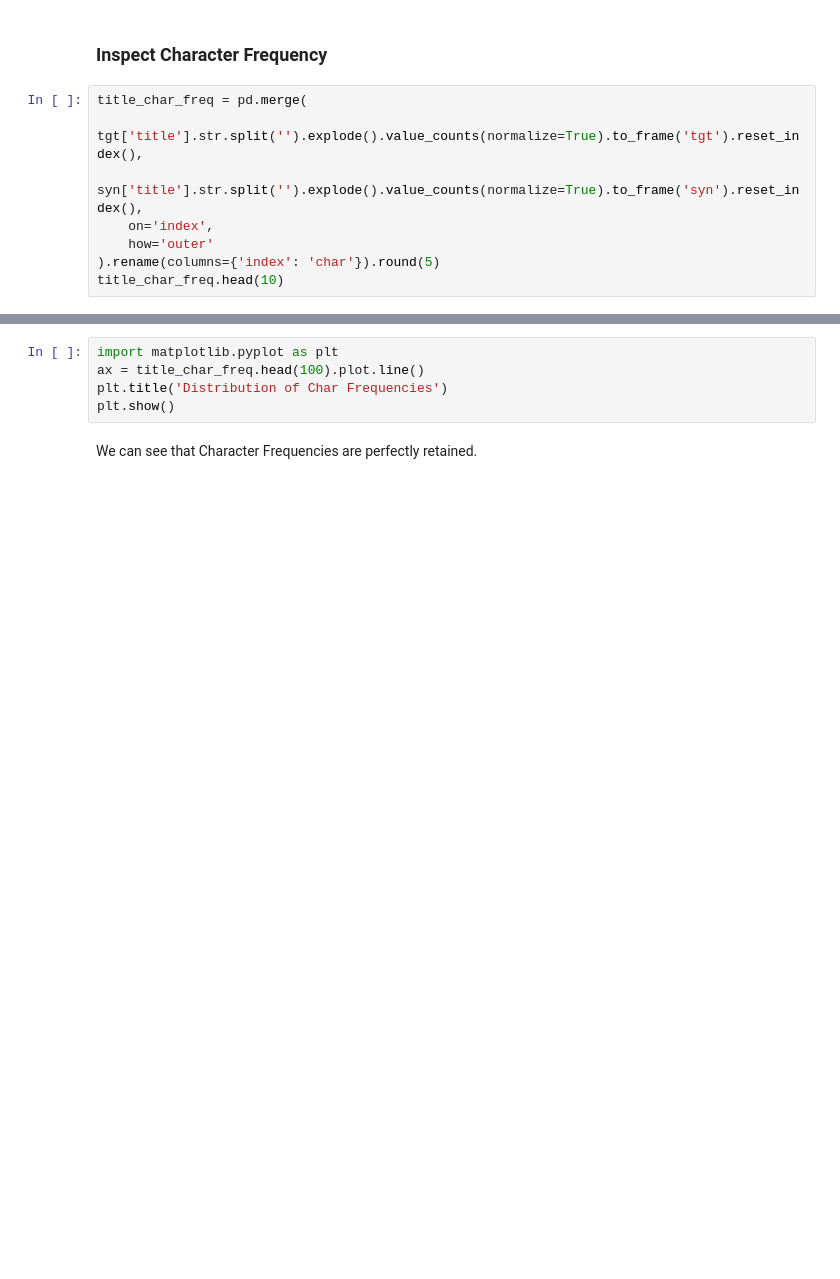
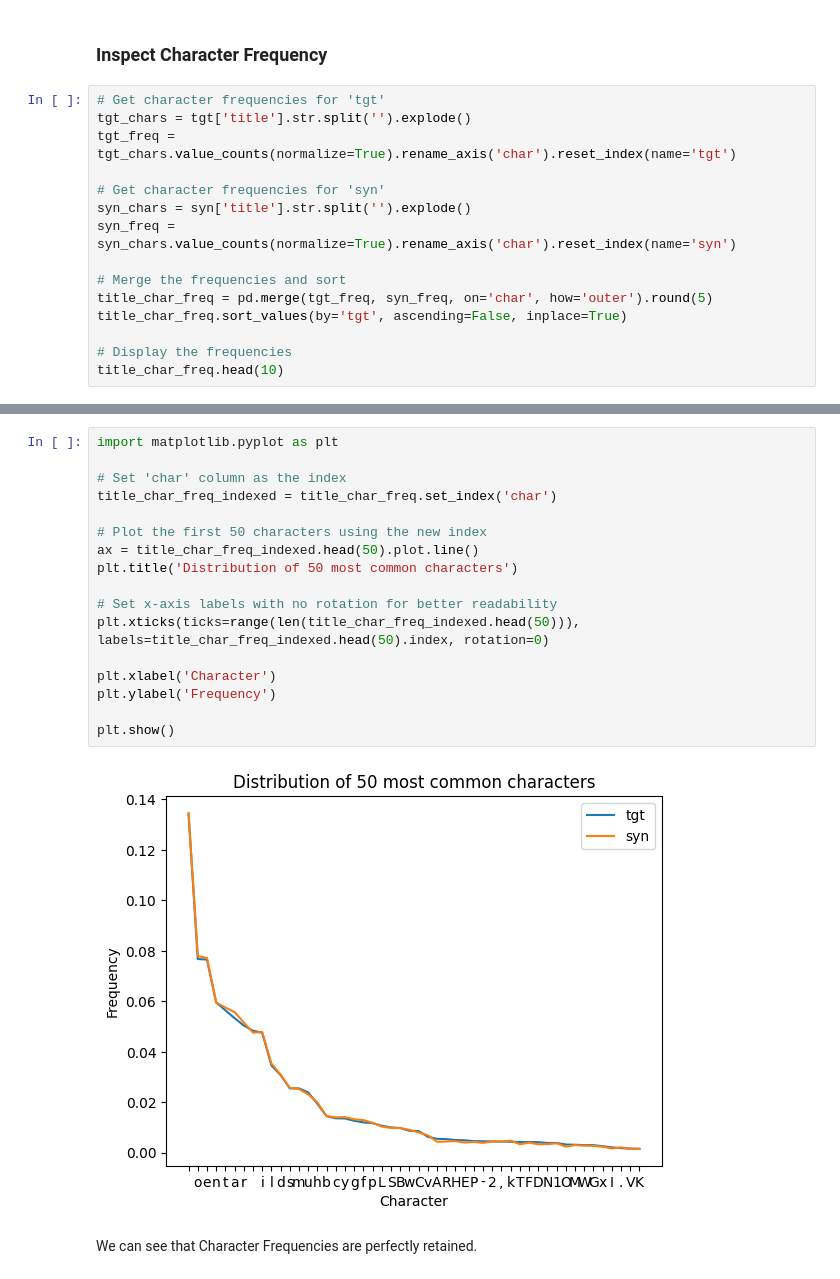
Before and after one commit to mostly-ai/mostly-tutorials, a Jupyter notebook: synthetic-text/synthetic-text.ipynb, the cells around one changed output, grey strips where cells are left out. Drawn from its saved outputs; the diff is of its cells as text; blank space fills up the shorter version.

```diff
--- a/synthetic-text/synthetic-text.ipynb
+++ b/synthetic-text/synthetic-text.ipynb
@@ -56,10 +136,17 @@ print('## SYNTHETIC ##\n', ''.join(sorted(list(set(syn['title'].str.cat(sep=' ')
 # %% [markdown]
 ### Inspect Character Frequency
 # %%
-title_char_freq = pd.merge(
-    tgt['title'].str.split('').explode().value_counts(normalize=True).to_frame('tgt').reset_index(),
-    syn['title'].str.split('').explode().value_counts(normalize=True).to_frame('syn').reset_index(),
-    on='index',
-    how='outer'
-).rename(columns={'index': 'char'}).round(5)
+# Get character frequencies for 'tgt'
+tgt_chars = tgt['title'].str.split('').explode()
+tgt_freq = tgt_chars.value_counts(normalize=True).rename_axis('char').reset_index(name='tgt')
+
+# Get character frequencies for 'syn'
+syn_chars = syn['title'].str.split('').explode()
+syn_freq = syn_chars.value_counts(normalize=True).rename_axis('char').reset_index(name='syn')
+
+# Merge the frequencies and sort
+title_char_freq = pd.merge(tgt_freq, syn_freq, on='char', how='outer').round(5)
+title_char_freq.sort_values(by='tgt', ascending=False, inplace=True)
+
+# Display the frequencies
 title_char_freq.head(10)
@@ -66,8 +165,22 @@ title_char_freq.head(10)
-# %%
-import matplotlib.pyplot as plt
-ax = title_char_freq.head(100).plot.line()
-plt.title('Distribution of Char Frequencies')
-plt.show()
+# %%
+import matplotlib.pyplot as plt
+
+# Set 'char' column as the index
+title_char_freq_indexed = title_char_freq.set_index('char')
+
+# Plot the first 50 characters using the new index
+ax = title_char_freq_indexed.head(50).plot.line()
+plt.title('Distribution of 50 most common characters')
+
+# Set x-axis labels with no rotation for better readability
+plt.xticks(ticks=range(len(title_char_freq_indexed.head(50))), labels=title_char_freq_indexed.head(50).index, rotation=0)
+
+plt.xlabel('Character')
+plt.ylabel('Frequency')
+
+plt.show()
+# %% [output]
+[figure, added]
 # %% [markdown]
 We can see that Character Frequencies are perfectly retained.
 # %% [markdown]
```
Also changed, not shown: parts of 21 cells of this notebook, 3 other files.
